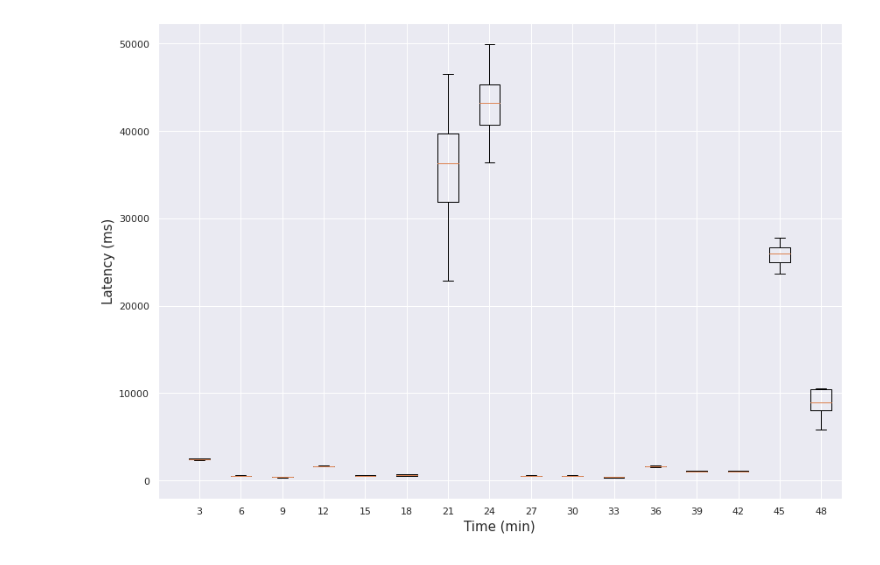
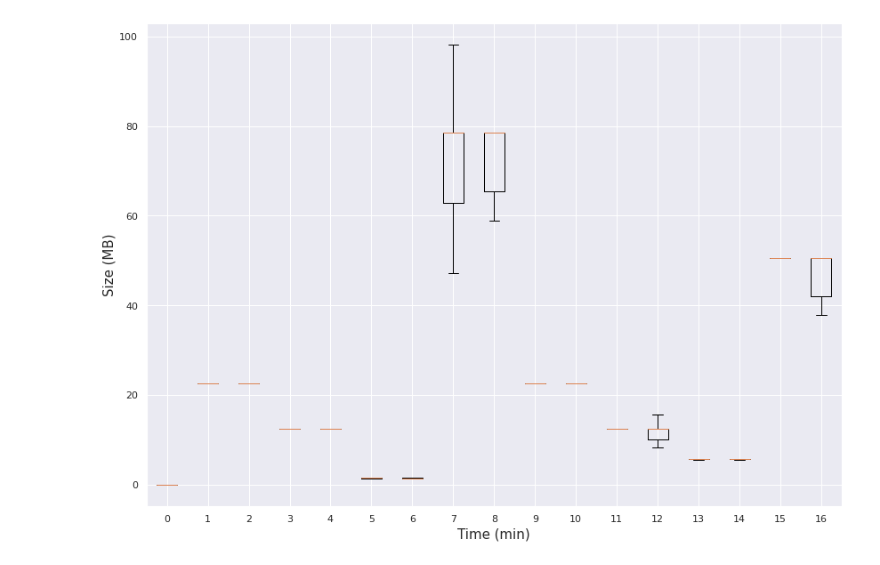
Before and after one commit to LBacchiani/birex_orchestrator, a Jupyter notebook: notebook.ipynb, the cells around one changed output. Drawn from its saved outputs; the diff is of its cells as text; code cells hidden in the pictures.

```diff
--- a/notebook.ipynb
+++ b/notebook.ipynb
@@ -82,34 +85,25 @@ dfs['edge-server_csv'][3].reset_index()
+# %%
+col = 'Size (MB)'
+scenario = 'edge-cloud'
+save_latency = scenario + '_data'
 # %%
-import matplotlib.pyplot as plt
-import numpy as np
-from matplotlib.patches import Polygon
-
 fig = plt.figure(figsize=[14,10])
 ax = plt.subplot(111)
 
-scenario = 'edge-server_csv'    #rembember to change this
-col = 'Latency (ms)'      #rembember to change this
-save_label = 'edge-server_latency' #rembember to change this
-#legend = 'Latency'  #rembember to change this'
 all_data = []
 for i in range(len(df[col])):
     data = []
     for df in dfs_dict[scenario]:
         data += [df[col][i]]
     all_data += [data]
-
 box = ax.boxplot(all_data,0,'')
-
-#ax.legend(box['boxes'], [legend], loc='upper right', ncol=1, frameon=False, prop={'size':15})
-ax.set_xlim(0, 16.5)
-#ax.set_xticks(range(0,121,5))
-ax.set_xticklabels([(i+1) * 3 for i in range(16)])
+ax.set_xticklabels([x for x in range(0,17)])
 ax.set_xlabel('Time (min)')
 ax.set_ylabel(col)
 ax.xaxis.get_label().set_size(15)
 ax.yaxis.get_label().set_size(15)
 plt.show()
 # %% [output]
-[figure, old version]
+[figure, new version]
 # %%
 fig.savefig(f'images/{save_label}.pdf', dpi=100)
```
Also changed, not shown: parts of 14 cells of this notebook, 5 other files.
